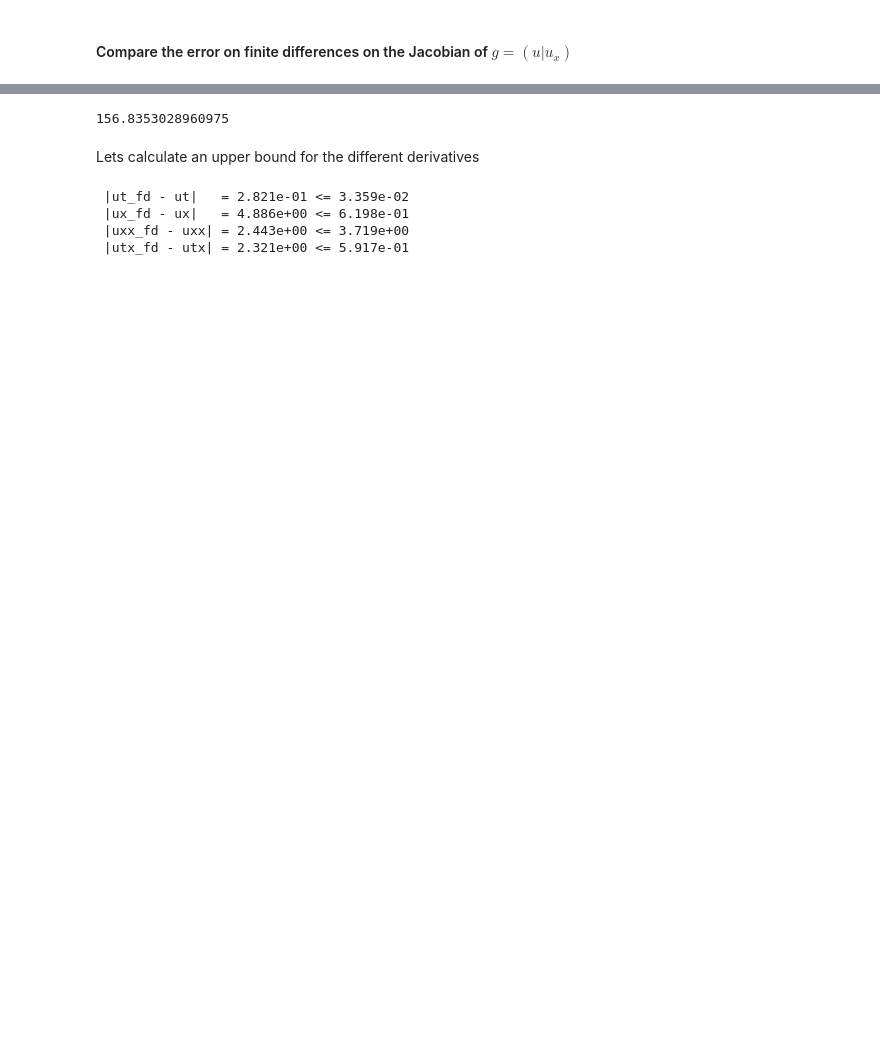
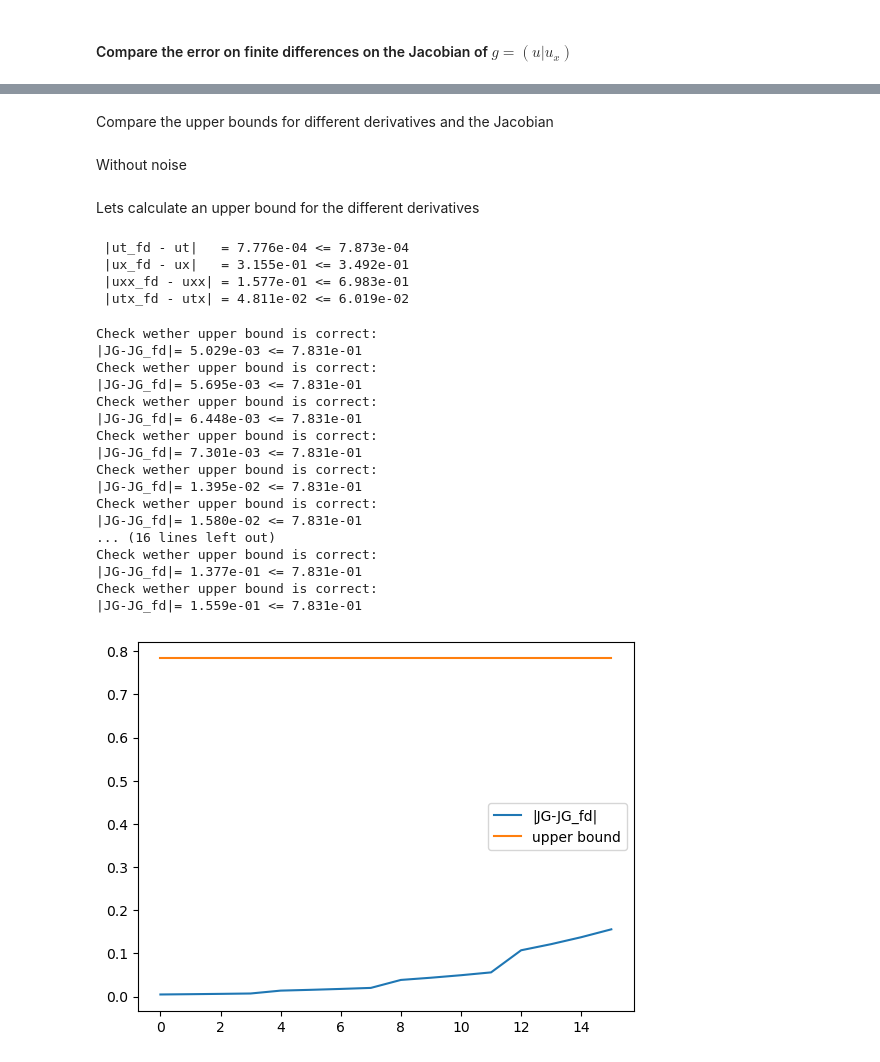
Before and after one commit to HillaryHauger/robust-identifiability-symbolic-recovery, a Jupyter notebook: Noise Analysis/JRC_analysis.ipynb, the cells around one changed output, grey strips where cells are left out. Drawn from its saved outputs; the diff is of its cells as text; code cells hidden in the pictures; blank space fills up the shorter version.

```diff
--- a/Noise Analysis/JRC_analysis.ipynb
+++ b/Noise Analysis/JRC_analysis.ipynb
@@ -85,23 +91,65 @@ infinity_norm(a**(fd_order+1)*u)
-# %%
-infinity_norm(a*u)
-# %% [output]
-156.8353028960975
+# %% [markdown]
+Compare the upper bounds for different derivatives and the Jacobian
+# %% [markdown]
+Without noise
 # %% [markdown]
 Lets calculate an upper bound for the different derivatives
 # %%
-eps=1e-16
+eps=1e-15
 
 bound_ut = upper_bound_central_differences(eps,fd_order,order_derivative=1,Cu=infinity_norm(a**(fd_order+1)*u),Cxi=1.0,h=dt)
 bound_ux = upper_bound_central_differences(eps,fd_order,order_derivative=1,Cu=infinity_norm(u),Cxi=1.0,h=dx)
-bound_uxx = upper_bound_central_differences(eps,fd_order,order_derivative=2,Cu=infinity_norm(u),Cxi=3.0,h=dx)
+bound_uxx = upper_bound_central_differences(eps,fd_order,order_derivative=2,Cu=infinity_norm(u),Cxi=1.0,h=dx)
 bound_utx = upper_bound_central_differences(bound_ut,fd_order,order_derivative=1,Cu=infinity_norm(ut),Cxi=1.0,h=dx)
 
-print(f" |ut_fd - ut| \t= {np.linalg.norm(ut_fd-ut):.3e} <= {bound_ut:.3e}")
-print(f" |ux_fd - ux| \t= {np.linalg.norm(ux_fd-ux):.3e} <= {bound_ux:.3e}")
-print(f" |uxx_fd - uxx|\t= {np.linalg.norm(uxx_fd-uxx):.3e} <= {bound_uxx:.3e}")
-print(f" |utx_fd - utx|\t= {np.linalg.norm(utx_fd-utx):.3e} <= {bound_utx:.3e}")
+print(f" |ut_fd - ut| \t= {infinity_norm((ut_fd-ut).flatten()):.3e} <= {bound_ut:.3e}")
+print(f" |ux_fd - ux| \t= {infinity_norm((ux_fd-ux).flatten()):.3e} <= {bound_ux:.3e}")
+print(f" |uxx_fd - uxx|\t= {infinity_norm((uxx_fd-uxx).flatten()):.3e} <= {bound_uxx:.3e}")
+print(f" |utx_fd - utx|\t= {infinity_norm((utx_fd-utx).flatten()):.3e} <= {bound_utx:.3e}")
 # %% [output]
- |ut_fd - ut|   = 2.821e-01 <= 3.359e-02
- |ux_fd - ux|   = 4.886e+00 <= 6.198e-01
- |uxx_fd - uxx| = 2.443e+00 <= 3.719e+00
- |utx_fd - utx| = 2.321e+00 <= 5.917e-01
+ |ut_fd - ut|   = 7.776e-04 <= 7.873e-04
+ |ux_fd - ux|   = 3.155e-01 <= 3.492e-01
+ |uxx_fd - uxx| = 1.577e-01 <= 6.983e-01
+ |utx_fd - utx| = 4.811e-02 <= 6.019e-02
+# %%
+jacobians =[]
+upperbounds=[]
+for i in range(space_range):
+    for j in range(time_range):
+        x_i, t_j = i * 10 + 10, j * 10 + 10
+        jacobian_fd = np.array([[ut_fd[x_i,t_j], ux_fd[x_i,t_j]], [utx_fd[x_i,t_j], uxx_fd[x_i,t_j]]]).reshape(2,2)
+        jacobian = np.array([[ut[x_i,t_j], ux[x_i,t_j]], [utx[x_i,t_j], uxx[x_i,t_j]]]).reshape(2,2)
+
+        jacobian_diff = np.linalg.norm(jacobian_fd -jacobian)
+        nr_datapoints=1
+        upperbound = np.sqrt(bound_ut**2+bound_ux**2 + bound_uxx**2+bound_utx**2)
+
+        jacobians.append(jacobian_diff)
+        upperbounds.append(upperbound)
+
+        print("Check wether upper bound is correct:")
+        print(f"|JG-JG_fd|= {jacobian_diff:.3e} <= {upperbound:.3e}")
+
+plt.plot(jacobians,label="|JG-JG_fd|")
+plt.plot(upperbounds, label="upper bound")
+plt.legend()
+plt.show()
+# %% [output]
+Check wether upper bound is correct:
+|JG-JG_fd|= 5.029e-03 <= 7.831e-01
+Check wether upper bound is correct:
+|JG-JG_fd|= 5.695e-03 <= 7.831e-01
+Check wether upper bound is correct:
+|JG-JG_fd|= 6.448e-03 <= 7.831e-01
+Check wether upper bound is correct:
+|JG-JG_fd|= 7.301e-03 <= 7.831e-01
+Check wether upper bound is correct:
+|JG-JG_fd|= 1.395e-02 <= 7.831e-01
+Check wether upper bound is correct:
+|JG-JG_fd|= 1.580e-02 <= 7.831e-01
+... (16 lines left out)
+Check wether upper bound is correct:
+|JG-JG_fd|= 1.377e-01 <= 7.831e-01
+Check wether upper bound is correct:
+|JG-JG_fd|= 1.559e-01 <= 7.831e-01
+[figure, added]
```
Also changed, not shown: parts of 23 cells of this notebook, 2 other files.
